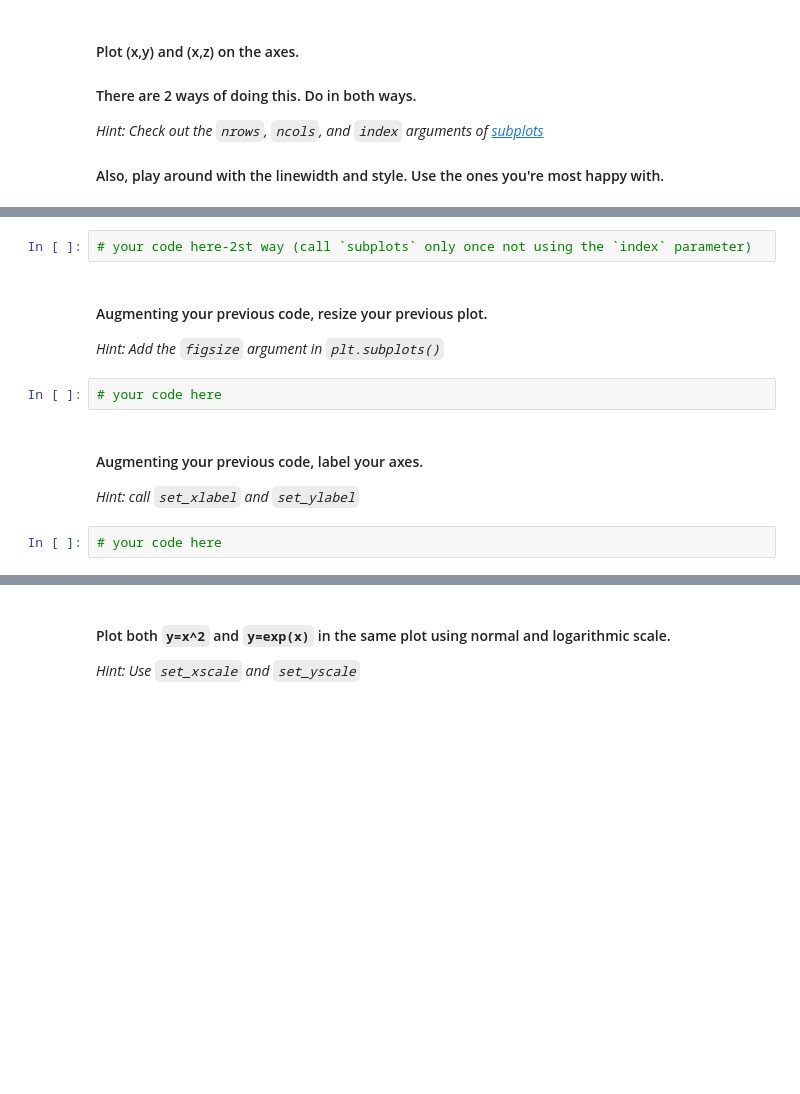
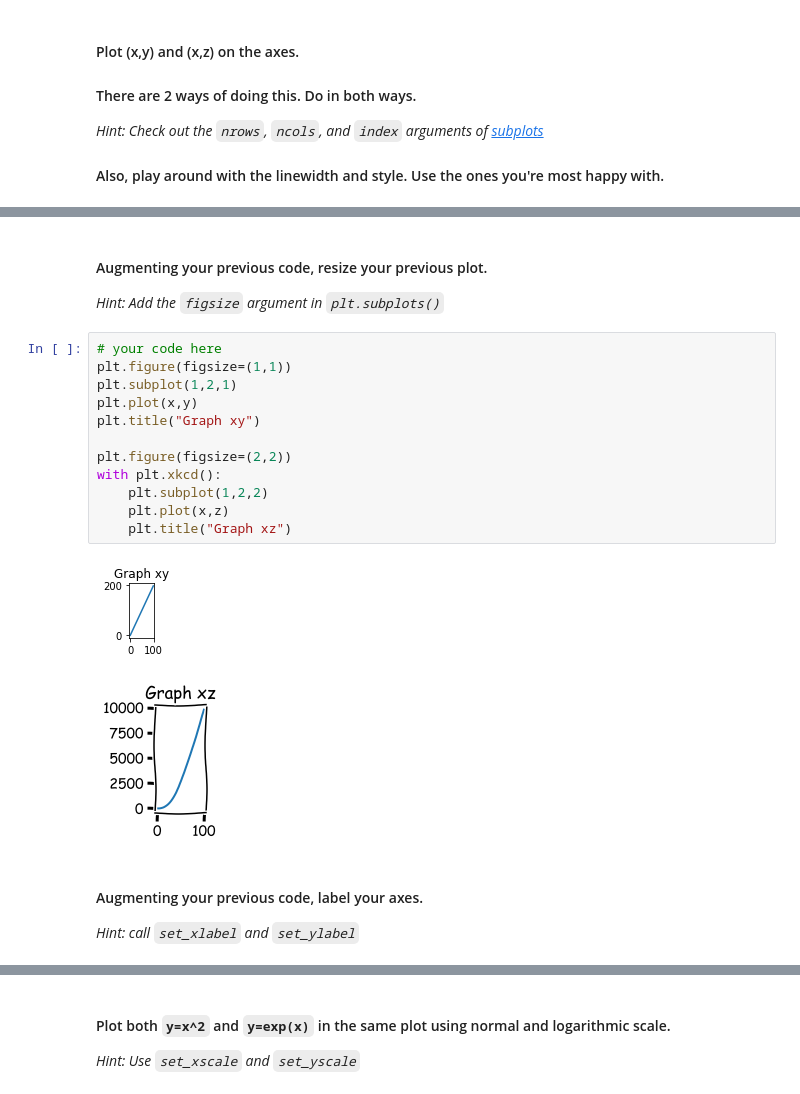
Before and after one commit to ironhack-datalabs/datamad0620, a Jupyter notebook: module-2/lab-matplotlib-seaborn/your-code/challenge-1.ipynb, the cells around one changed output, grey strips where cells are left out. Cells and saved outputs as stored; diff of their text form; blank space fills up the shorter version.

```diff
--- a/module-2/lab-matplotlib-seaborn/your-code/challenge-1.ipynb
+++ b/module-2/lab-matplotlib-seaborn/your-code/challenge-1.ipynb
@@ -37,14 +53,23 @@ z = x**2
-# %%
-# your code here-2st way (call `subplots` only once not using the `index` parameter)
 # %% [markdown]
 #### Augmenting your previous code, resize your previous plot.
 
 *Hint: Add the `figsize` argument in `plt.subplots()`*
-# %%
-# your code here
+# %%
+# your code here
+plt.figure(figsize=(1,1))
+plt.subplot(1,2,1)
+plt.plot(x,y)
+plt.title("Graph xy")
+
+plt.figure(figsize=(2,2))
+with plt.xkcd():
+    plt.subplot(1,2,2)
+    plt.plot(x,z)
+    plt.title("Graph xz")
+# %% [output]
+[figure, added]
+[figure, added]
 # %% [markdown]
 #### Augmenting your previous code, label your axes.
 
 *Hint: call `set_xlabel` and `set_ylabel`*
-# %%
-# your code here
```
Also changed, not shown: parts of 11 cells of this notebook, 1 other file.
